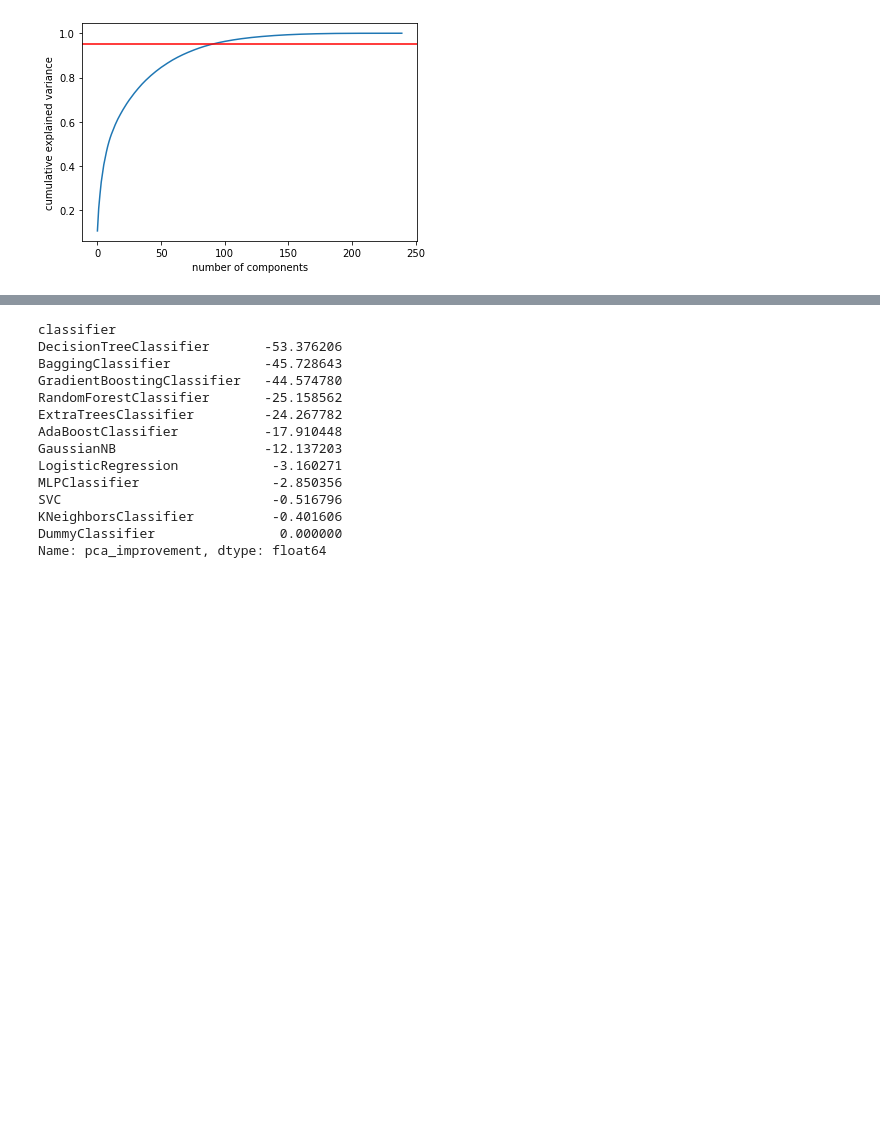
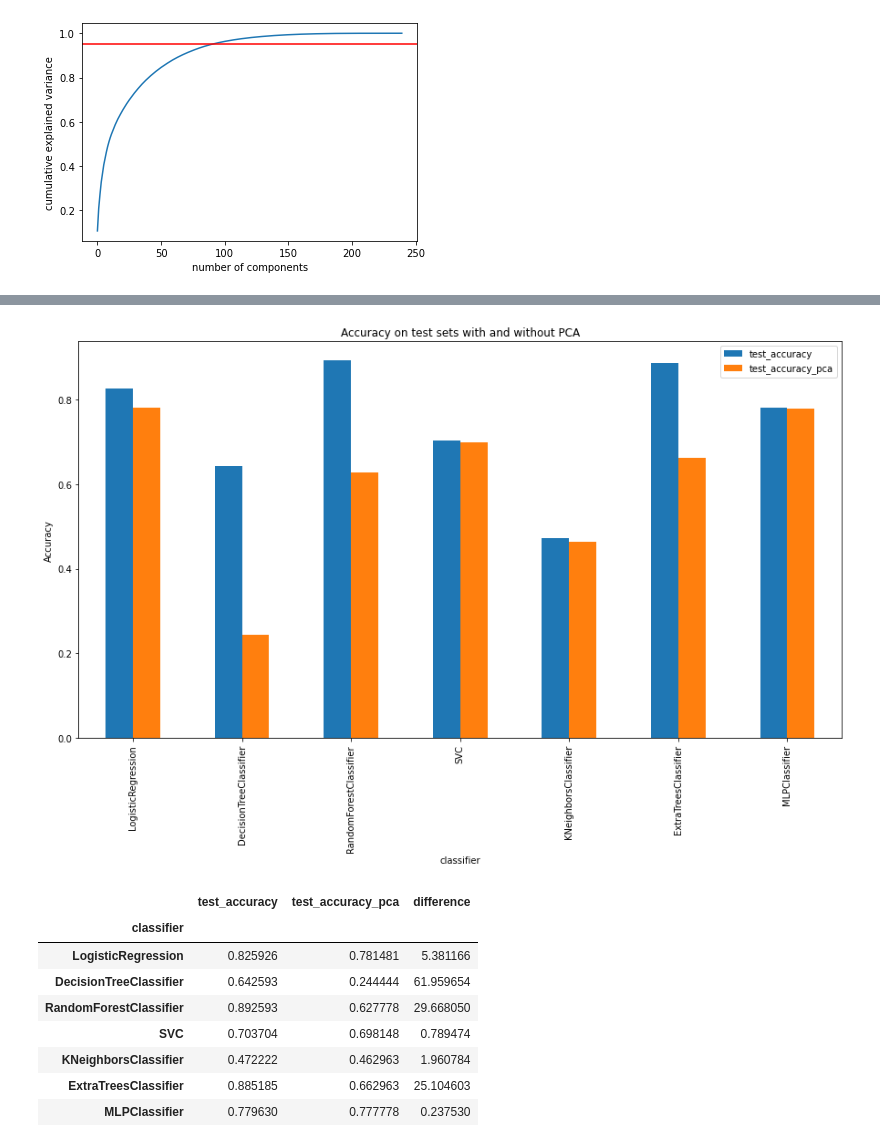
Before and after one commit to viktorparipas92/D7062E-projectgroup-10, a Jupyter notebook: Task3/task3_ja.ipynb, the cells around one changed output, grey strips where cells are left out. Saved outputs shown, nothing was run; the diff lists cells and outputs as text; code cells hidden in the pictures; blank space fills up the shorter version.

```diff
--- a/Task3/task3_ja.ipynb
+++ b/Task3/task3_ja.ipynb
@@ -908,23 +914,23 @@ plt.show()
+# %%
+# make a bar plot of results showing the difference with and witout pca
+results.plot(kind="bar", figsize=(15, 8))
+plt.ylabel("Accuracy")
+plt.title("Accuracy on test sets with and without PCA")
+plt.show()
+# %% [output]
+[figure, added]
 # %%
 # print out the difference in % between the results with and without PCA
-results["pca_improvement"] = (
-    results.loc[results["pca"] == True]["test_accuracy"]
-    - results.loc[results["pca"] == False]["test_accuracy"]
-) / results.loc[results["pca"] == False]["test_accuracy"] * 100
-
-results.groupby(level=0)["pca_improvement"].first().sort_values()
+results["difference"] = results["test_accuracy"] - results["test_accuracy_pca"]
+results["difference"] = results["difference"] / results["test_accuracy"] * 100
+results
 # %% [output]
-classifier
-DecisionTreeClassifier       -53.376206
-BaggingClassifier            -45.728643
-GradientBoostingClassifier   -44.574780
-RandomForestClassifier       -25.158562
-ExtraTreesClassifier         -24.267782
-AdaBoostClassifier           -17.910448
-GaussianNB                   -12.137203
-LogisticRegression            -3.160271
-MLPClassifier                 -2.850356
-SVC                           -0.516796
-KNeighborsClassifier          -0.401606
-DummyClassifier                0.000000
-Name: pca_improvement, dtype: float64
+|  | test_accuracy | test_accuracy_pca | difference |
+| classifier |  |  |  |
+| LogisticRegression | 0.825926 | 0.781481 | 5.381166 |
+| DecisionTreeClassifier | 0.642593 | 0.244444 | 61.959654 |
+| RandomForestClassifier | 0.892593 | 0.627778 | 29.668050 |
+| SVC | 0.703704 | 0.698148 | 0.789474 |
+| KNeighborsClassifier | 0.472222 | 0.462963 | 1.960784 |
+| ExtraTreesClassifier | 0.885185 | 0.662963 | 25.104603 |
+| MLPClassifier | 0.779630 | 0.777778 | 0.237530 |
```
Also changed, not shown: parts of 4 cells of this notebook.
